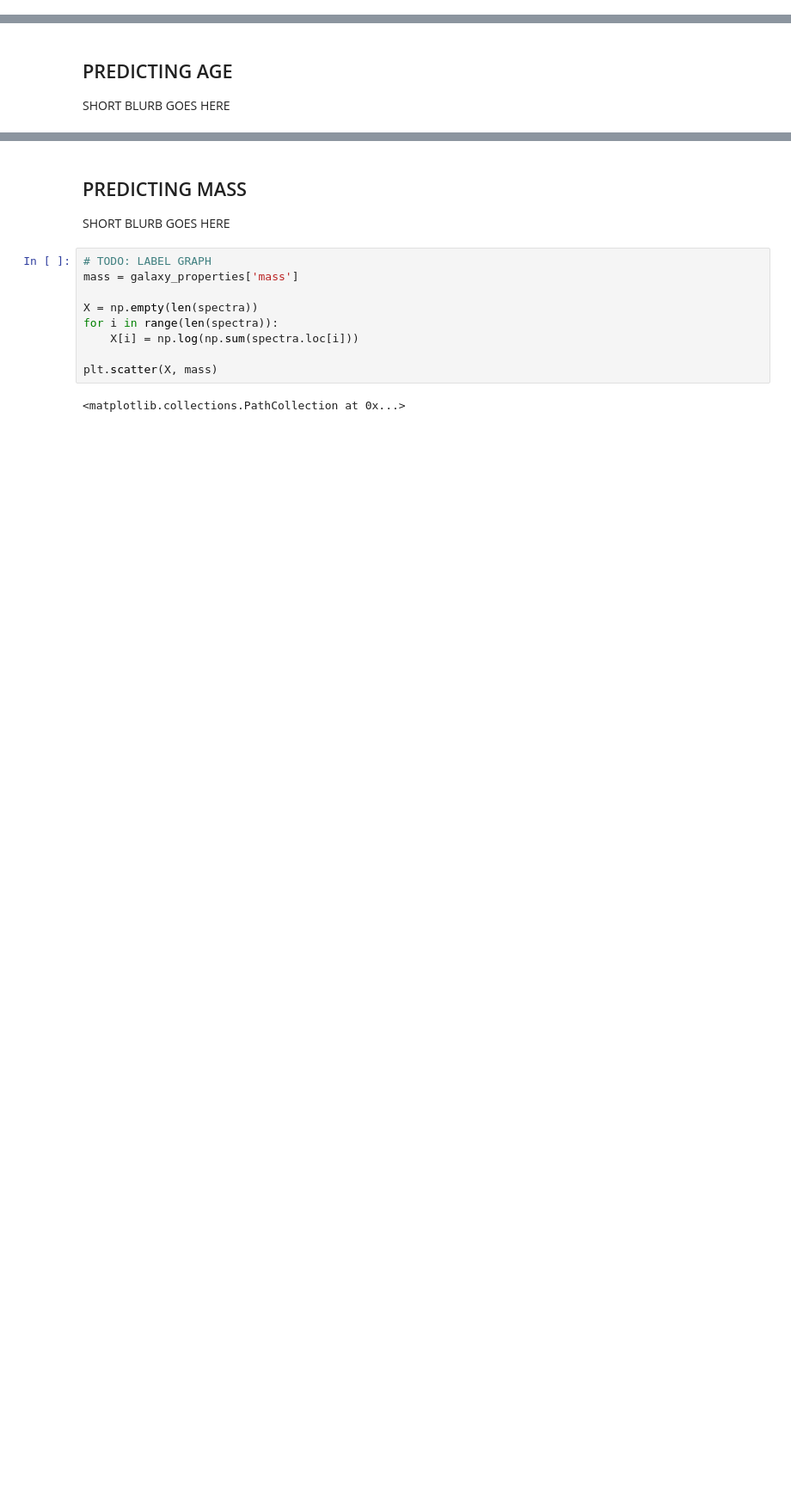
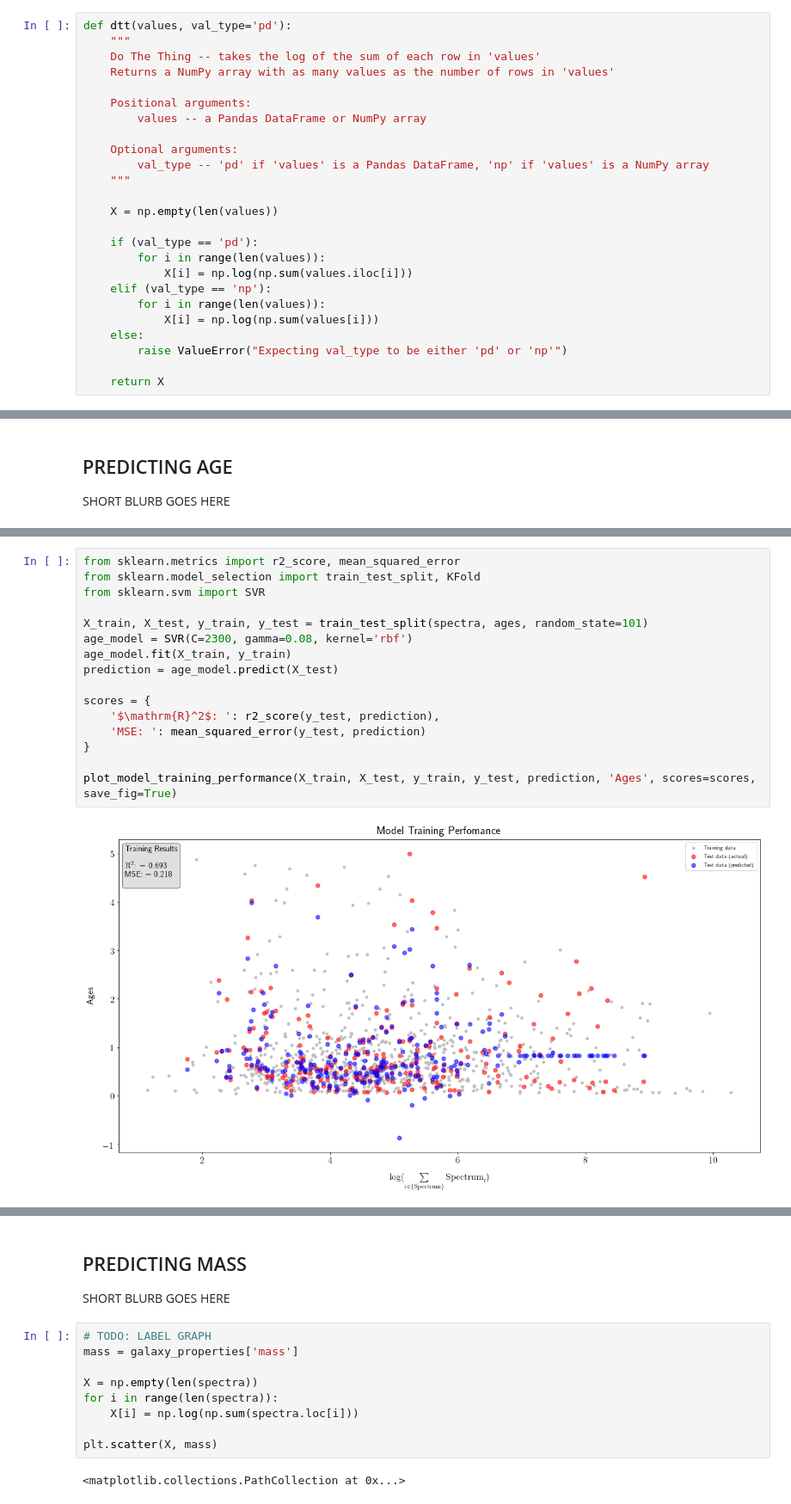
Before and after one commit to nathanaelg16/PHYS3600ID_Final_Project, a Jupyter notebook: Final Project.ipynb, the cells around one changed output, grey strips where cells are left out. Shown at 86% size. Saved outputs shown, nothing was run; the diff lists cells and outputs as text; blank space fills up the shorter version.

```diff
--- a/Final Project.ipynb
+++ b/Final Project.ipynb
@@ -82,3 +88,28 @@ plt.subplots_adjust(hspace=0.4) # increase vertical distance between subplots
+# %%
+def dtt(values, val_type='pd'):
+    """
+    Do The Thing -- takes the log of the sum of each row in 'values'
+    Returns a NumPy array with as many values as the number of rows in 'values'
+
+    Positional arguments:
+        values -- a Pandas DataFrame or NumPy array
+
+    Optional arguments:
+        val_type -- 'pd' if 'values' is a Pandas DataFrame, 'np' if 'values' is a NumPy array
+    """
+
+    X = np.empty(len(values))
+
+    if (val_type == 'pd'):
+        for i in range(len(values)):
+            X[i] = np.log(np.sum(values.iloc[i]))
+    elif (val_type == 'np'):
+        for i in range(len(values)):
+            X[i] = np.log(np.sum(values[i]))
+    else:
+        raise ValueError("Expecting val_type to be either 'pd' or 'np'")
+
+    return X
 # %%
 def plot_model_performance(x, y_expected, y_predicted, ylabel, **kwargs):
     params = {
@@ -170,0 +216,18 @@ plot_model_performance(X, ages, age_model.predict(spectra), 'Age')
+# %%
+from sklearn.metrics import r2_score, mean_squared_error
+from sklearn.model_selection import train_test_split, KFold
+from sklearn.svm import SVR
+
+X_train, X_test, y_train, y_test = train_test_split(spectra, ages, random_state=101)
+age_model = SVR(C=2300, gamma=0.08, kernel='rbf')
+age_model.fit(X_train, y_train)
+prediction = age_model.predict(X_test)
+
+scores = {
+    '$\mathrm{R}^2$: ': r2_score(y_test, prediction),
+    'MSE: ': mean_squared_error(y_test, prediction)
+}
+
+plot_model_training_performance(X_train, X_test, y_train, y_test, prediction, 'Ages', scores=scores, save_fig=True)
+# %% [output]
+[figure, added]
```
Also changed, not shown: parts of 35 cells of this notebook, 6 other files.
